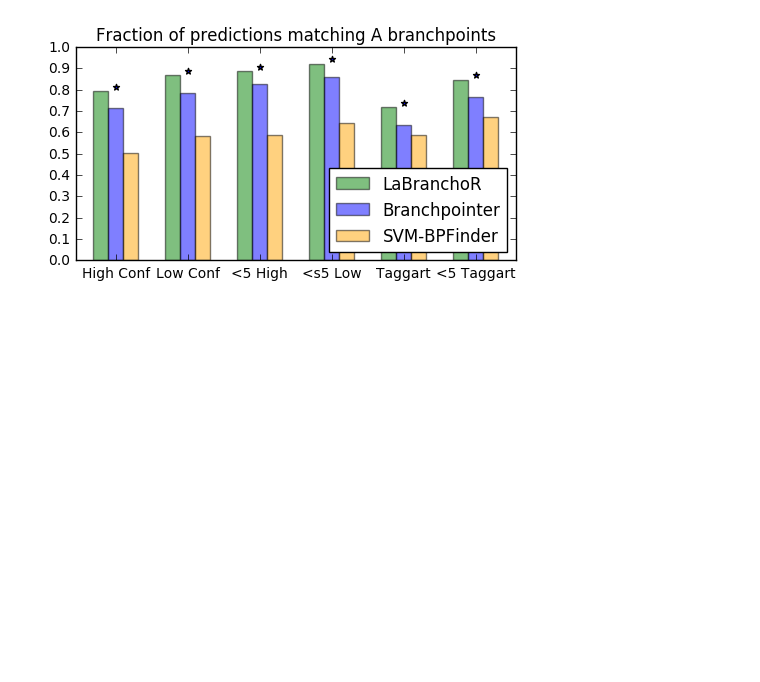
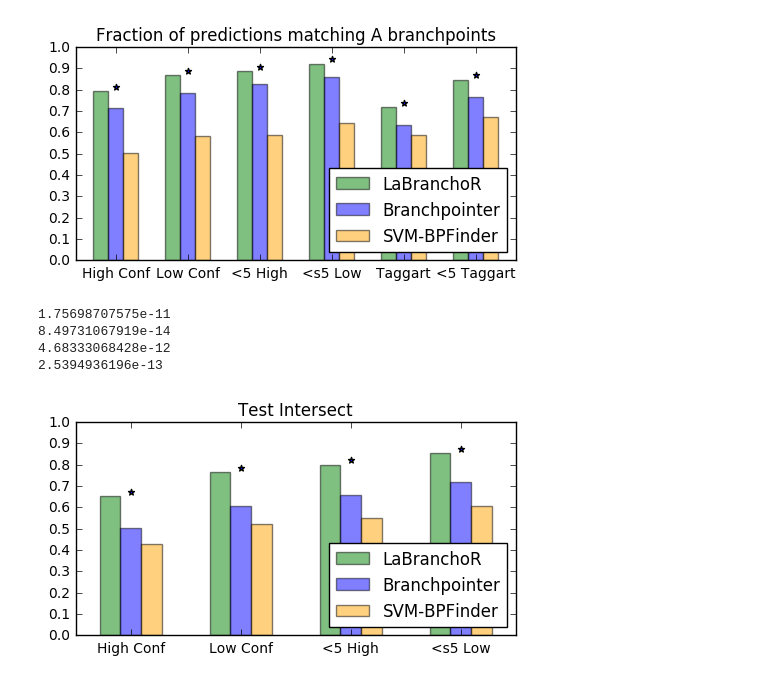
Before and after one commit to jpaggi/labranchor, a Jupyter notebook: notebooks/performance_joint_figs.ipynb, the cells around one changed output. Drawn from its saved outputs; the diff is of its cells as text; code cells hidden in the pictures; blank space fills up the shorter version.

```diff
--- a/notebooks/performance_joint_figs.ipynb
+++ b/notebooks/performance_joint_figs.ipynb
@@ -13,7 +13,7 @@ def adjustFigAspect(fig,aspect=1):
     minsize = min(xsize,ysize)
     xlim = .4*minsize/xsize
     ylim = .4*minsize/ysize
-    if aspesct < 1:
+    if aspect < 1:
         xlim *= aspect
     else:
         ylim /= aspect
@@ -159,3 +136,19 @@ performance(mer[0]+tag[0], mer[1]+tag[1], mer[2]+tag[2],
 3.8076734049e-21
 1.01643391014e-25
 [figure]
+# %%
+mer = [[0.653276955602537, 0.766384778012685, 0.8002114164904862, 0.854122621564482],
+       [0.5021141649048626, 0.6088794926004228, 0.6606765327695561, 0.7177589852008457],
+       [0.43023255813953487, 0.5200845665961945, 0.5528541226215645, 0.6067653276955602]]
+mer_totals = [946] * 4
+mer_labels = ['High Conf','Low Conf','<5 High','<s5 Low']
+
+performance(mer[0], mer[1], mer[2],
+            mer_totals, mer_labels,
+            'Test Intersect')
+# %% [output]
+1.75698707575e-11
+8.49731067919e-14
+4.68333068428e-12
+2.5394936196e-13
+[figure, added]
```
Also changed, not shown: parts of 3 cells of this notebook, 2 other files.
